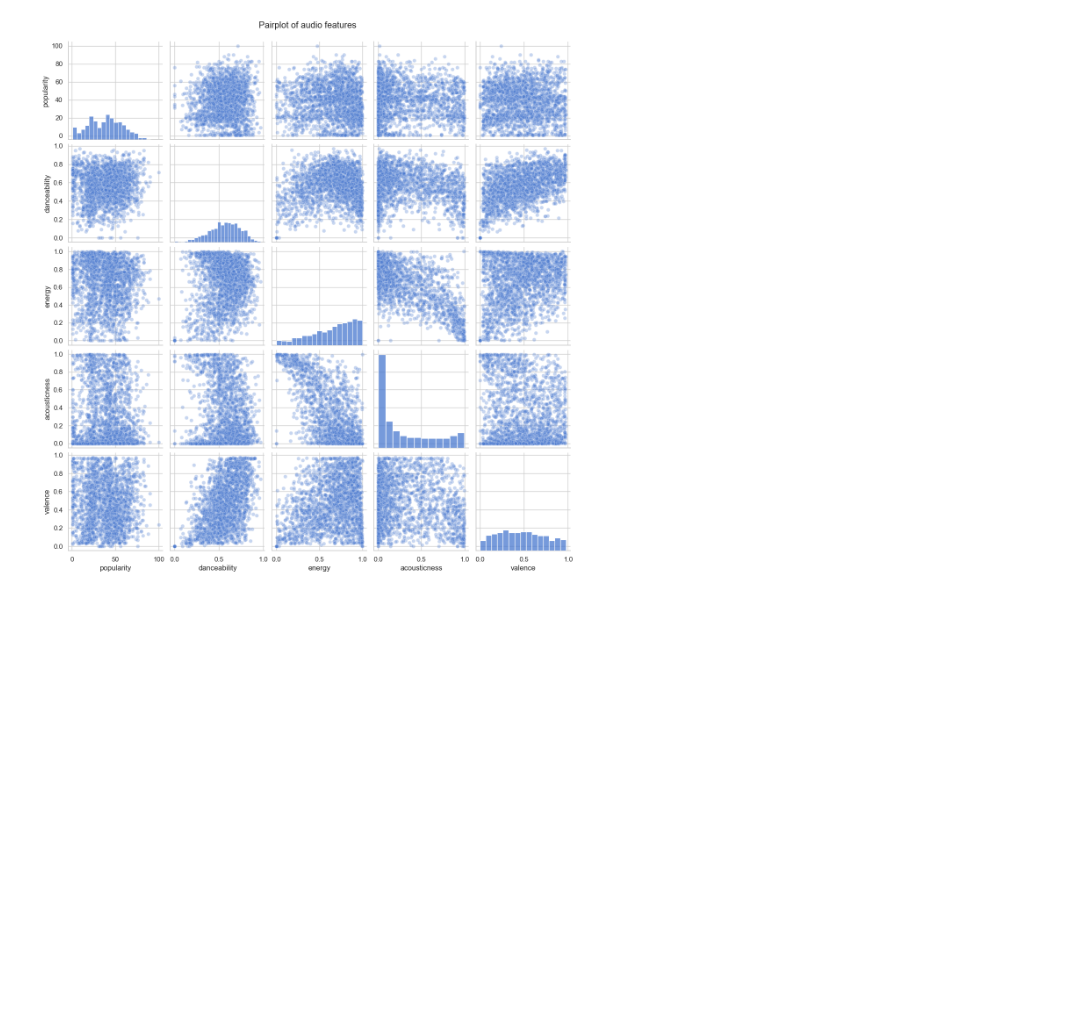
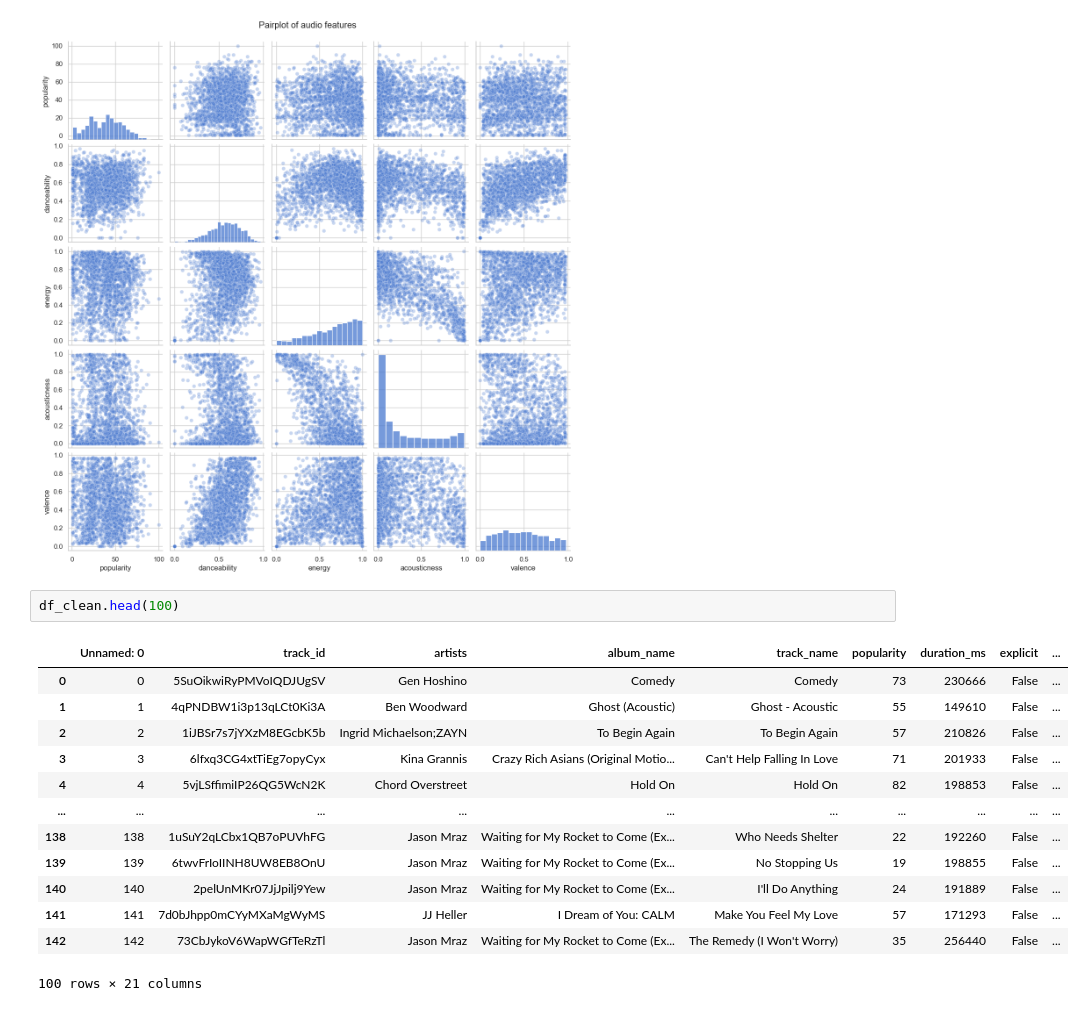
Before and after one commit to Veilard/spotify-tracks-analysis, a Jupyter notebook: main.ipynb, the cells around one changed output. Drawn from its saved outputs; the diff is of its cells as text; blank space fills up the shorter version.

```diff
--- a/main.ipynb
+++ b/main.ipynb
@@ -151,3 +151,19 @@ plt.suptitle('Pairplot of audio features', y=1.02)
 plt.show()
 # %% [output]
 [figure]
+# %%
+df_clean.head(100)
+# %% [output]
+|  | Unnamed: 0 | track_id | artists | album_name | track_name | popularity | duration_ms | explicit | ... |
+| 0 | 0 | 5SuOikwiRyPMVoIQDJUgSV | Gen Hoshino | Comedy | Comedy | 73 | 230666 | False | ... |
+| 1 | 1 | 4qPNDBW1i3p13qLCt0Ki3A | Ben Woodward | Ghost (Acoustic) | Ghost - Acoustic | 55 | 149610 | False | ... |
+| 2 | 2 | 1iJBSr7s7jYXzM8EGcbK5b | Ingrid Michaelson;ZAYN | To Begin Again | To Begin Again | 57 | 210826 | False | ... |
+| 3 | 3 | 6lfxq3CG4xtTiEg7opyCyx | Kina Grannis | Crazy Rich Asians (Original Motio... | Can't Help Falling In Love | 71 | 201933 | False | ... |
+| 4 | 4 | 5vjLSffimiIP26QG5WcN2K | Chord Overstreet | Hold On | Hold On | 82 | 198853 | False | ... |
+| ... | ... | ... | ... | ... | ... | ... | ... | ... | ... |
+| 138 | 138 | 1uSuY2qLCbx1QB7oPUVhFG | Jason Mraz | Waiting for My Rocket to Come (Ex... | Who Needs Shelter | 22 | 192260 | False | ... |
+| 139 | 139 | 6twvFrIoIINH8UW8EB8OnU | Jason Mraz | Waiting for My Rocket to Come (Ex... | No Stopping Us | 19 | 198855 | False | ... |
+| 140 | 140 | 2pelUnMKr07JjJpilj9Yew | Jason Mraz | Waiting for My Rocket to Come (Ex... | I'll Do Anything | 24 | 191889 | False | ... |
+| 141 | 141 | 7d0bJhpp0mCYyMXaMgWyMS | JJ Heller | I Dream of You: CALM | Make You Feel My Love | 57 | 171293 | False | ... |
+| 142 | 142 | 73CbJykoV6WapWGfTeRzTl | Jason Mraz | Waiting for My Rocket to Come (Ex... | The Remedy (I Won't Worry) | 35 | 256440 | False | ... |
+100 rows × 21 columns
```
Also changed, not shown: parts of 5 cells of this notebook.
